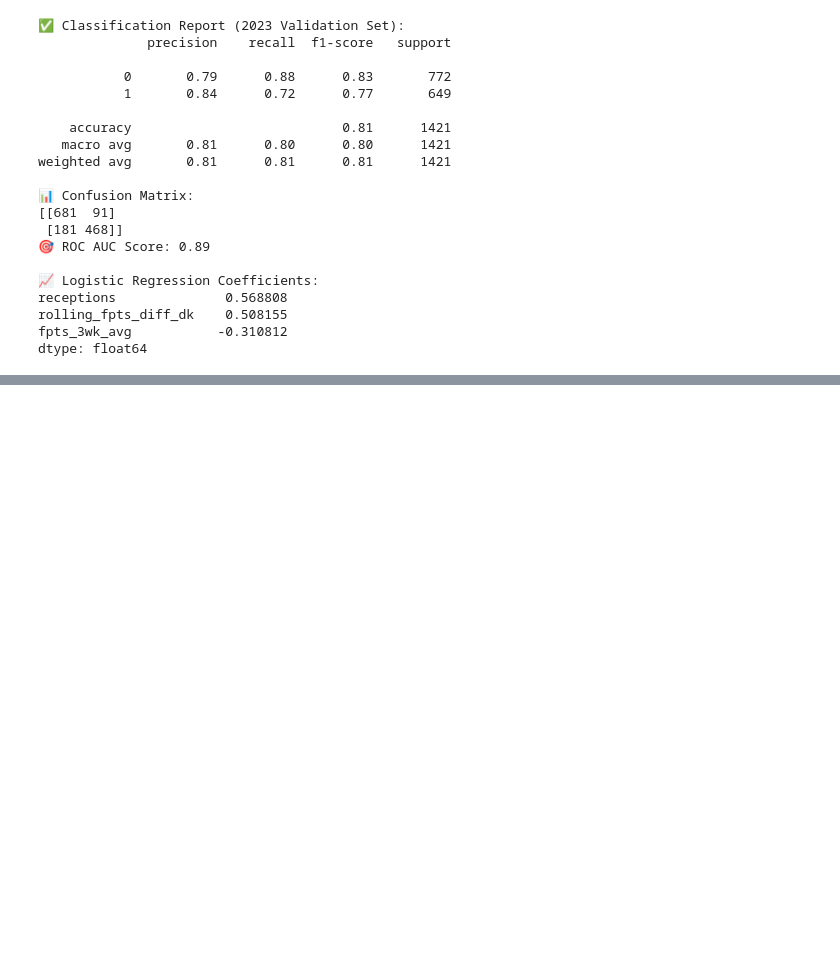
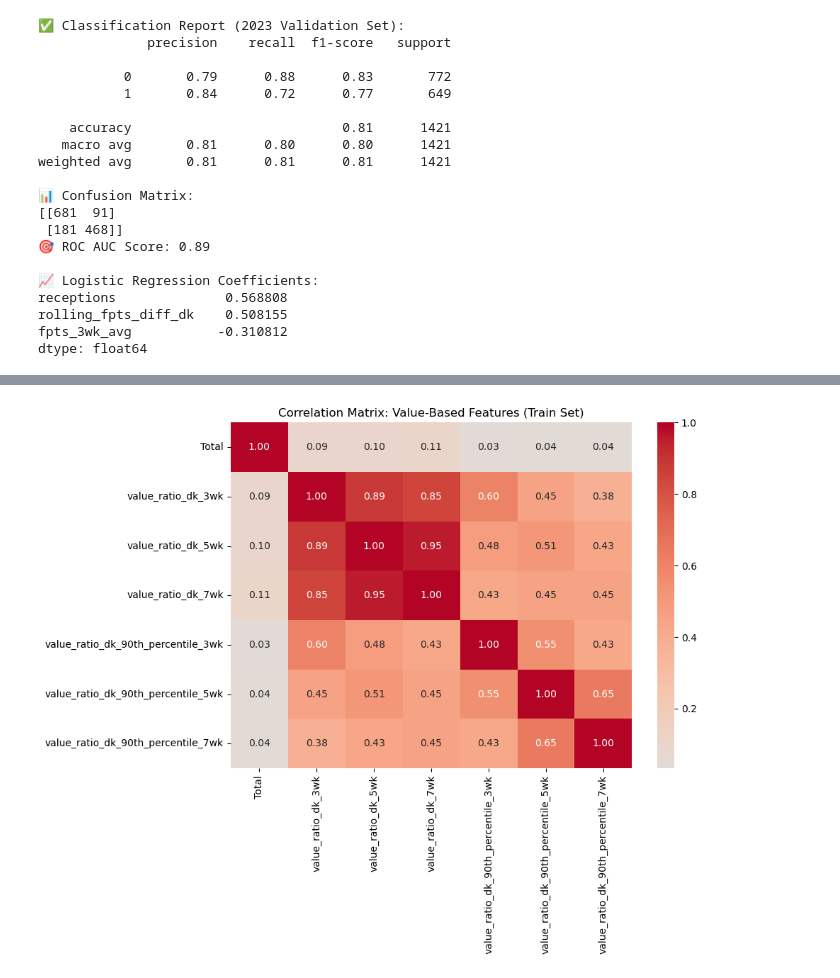
Before and after one commit to ARCtechmo/fanfav, a Jupyter notebook: wr_class_prob_model_dev.ipynb, the cells around one changed output, grey strips where cells are left out. Cells and saved outputs as stored; diff of their text form; code cells hidden in the pictures; blank space fills up the shorter version.

```diff
--- a/wr_class_prob_model_dev.ipynb
+++ b/wr_class_prob_model_dev.ipynb
@@ -752,0 +1127,97 @@ dtype: float64
+# %%
+# *** Value-based salary model: fully validated, documented, and reproducible  ***
+# --- Imports ---
+import pandas as pd
+import numpy as np
+from sklearn.linear_model import LogisticRegression
+from sklearn.metrics import classification_report, roc_auc_score
+import matplotlib.pyplot as plt
+import seaborn as sns
+
+# --- Step 1: Load and define features ---
+df = pd.read_csv("wr_nfl_df_sorted_new_features_final.csv")
+
+value_based_features = [
+    'Total',
+    'value_ratio_dk_3wk', 'value_ratio_dk_5wk', 'value_ratio_dk_7wk',
+    'value_ratio_dk_90th_percentile_3wk', 'value_ratio_dk_90th_percentile_5wk',
+    'value_ratio_dk_90th_percentile_7wk'
+]
+
+X_all = df[value_based_features].copy()
+y_all = df['hit_value_dk'].copy()
+season = df['season']
+
+# --- Step 2: Drop rows with missing values ---
+X_all_clean = X_all.dropna()
+y_all_clean = y_all.loc[X_all_clean.index]
+season_clean = season.loc[X_all_clean.index]
+
+# --- Step 3: Create season-based splits ---
+train_mask = season_clean < 2023
+val_mask = season_clean == 2023
+test_mask = season_clean == 2024
+
+X_train = X_all_clean[train_mask]
+y_train = y_all_clean[train_mask]
+
+X_val = X_all_clean[val_mask]
+y_val = y_all_clean[val_mask]
+
+X_test = X_all_clean[test_mask]
+y_test = y_all_clean[test_mask]
+
+# --- Step 4: Fit model on training data ---
+model = LogisticRegression(max_iter=1000)
+model.fit(X_train, y_train)
+
+# --- Step 5: Evaluate on validation set ---
+y_val_pred = model.predict(X_val)
+y_val_prob = model.predict_proba(X_val)[:, 1]
+
+val_report = classification_report(y_val, y_val_pred, output_dict=True)
+val_roc_auc = roc_auc_score(y_val, y_val_prob)
+
+# --- Step 6: Evaluate on test set ---
+y_test_pred = model.predict(X_test)
+y_test_prob = model.predict_proba(X_test)[:, 1]
+
+test_report = classification_report(y_test, y_test_pred, output_dict=True)
+test_roc_auc = roc_auc_score(y_test, y_test_prob)
+
+# --- Step 7: Format reports (optional) ---
+def format_classification_report(report_dict, auc_score):
+    rows = []
+    for label in ['False', 'True', 'accuracy', 'macro avg', 'weighted avg']:
+        if label == 'accuracy':
+            rows.append(['accuracy', '', '', f"{report_dict['accuracy']:.3f}", ''])
+        else:
+            row = report_dict[label]
+            rows.append([
+                label,
+                f"{row['precision']:.3f}",
+                f"{row['recall']:.3f}",
+                f"{row['f1-score']:.3f}",
+                f"{row['support']:.0f}"
+            ])
+    rows.append(['roc_auc', '', '', f"{auc_score:.3f}", ''])
+    return pd.DataFrame(rows, columns=['Metric', 'Precision', 'Recall', 'F1-Score', 'Support'])
+
+val_report_df = format_classification_report(val_report, val_roc_auc)
+test_report_df = format_classification_report(test_report, test_roc_auc)
+
+# --- Step 8: Optional: Plot correlation matrix ---
+plt.figure(figsize=(10, 8))
+sns.heatmap(X_train.corr(), annot=True, fmt=".2f", cmap='coolwarm', center=0)
+plt.title("Correlation Matrix: Value-Based Features (Train Set)")
+plt.tight_layout()
+plt.show()
+
+# --- Output reports ---
+print("Validation Report (2023):")
+print(val_report_df.to_string(index=False))
+
+print("\nTest Report (2024):")
+print(test_report_df.to_string(index=False))
+# %% [output]
+[figure, added]
```
Also changed, not shown: parts of 26 cells of this notebook.
